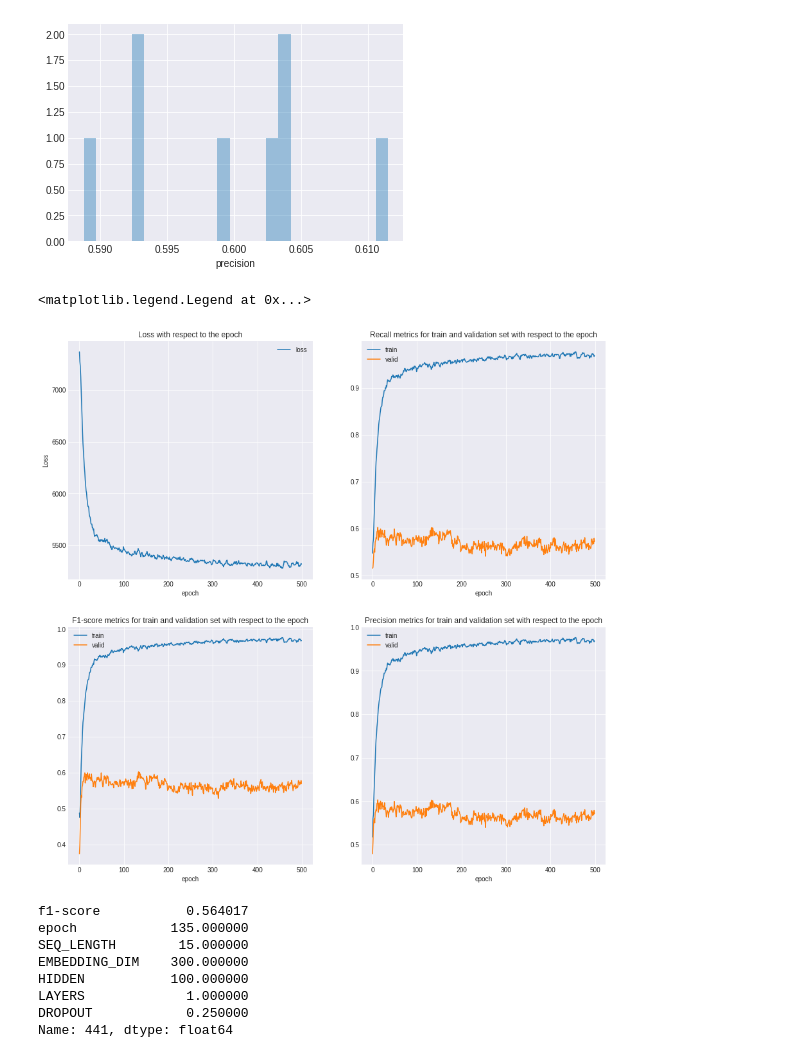
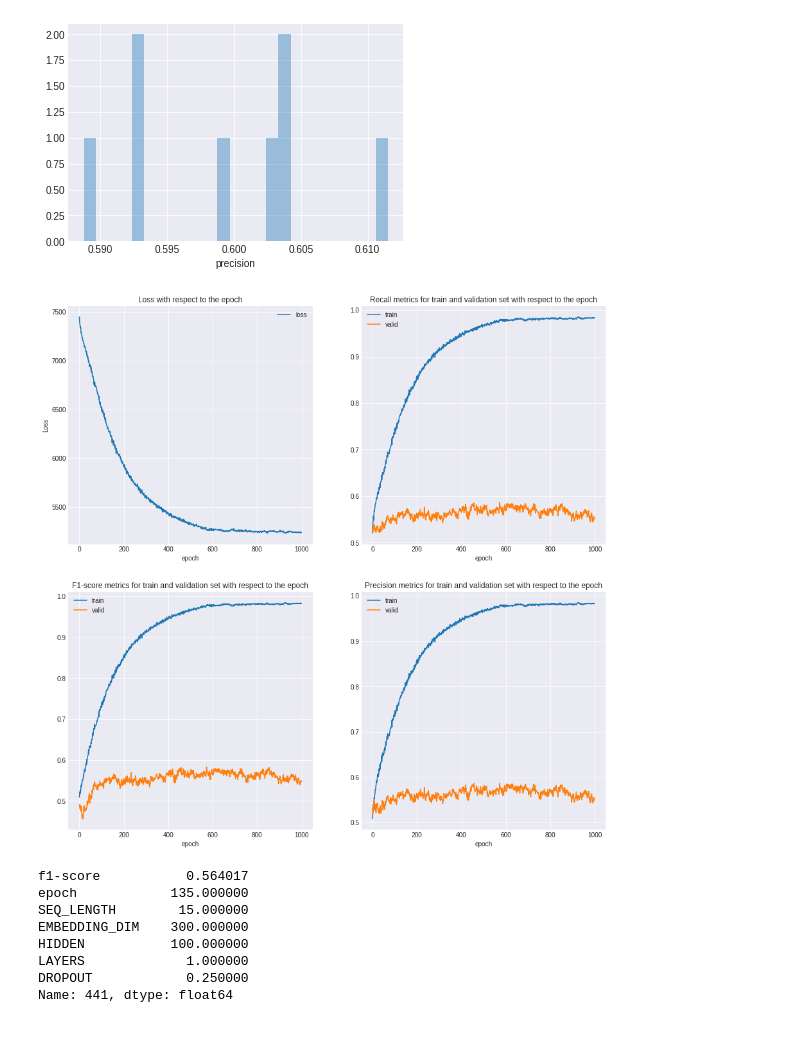
Before and after one commit to SimonKenoby/Master-Thesis-Fake-News-Dectection, a Jupyter notebook: Code/Analysis/models/Attention/attention_lstm3.2.ipynb, the cells around one changed output. Saved outputs shown, nothing was run; the diff lists cells and outputs as text; code cells hidden in the pictures.

```diff
--- a/Code/Analysis/models/Attention/attention_lstm3.2.ipynb
+++ b/Code/Analysis/models/Attention/attention_lstm3.2.ipynb
@@ -9,5 +9,5 @@ plt.style.use('seaborn-darkgrid')
 # %%
 client = MongoClient('localhost', 27017)
 db = client.TFE
-collection = db.results
+collection = db['self_embedding+fake']
 # %%
@@ -89,41 +97,40 @@ sns.distplot(df['precision'], bins = 25, kde = False)
 <matplotlib.axes._subplots.AxesSubplot at 0x...>
 [figure]
 # %%
-res = collection.find_one({'model' : 'Attention LSTM 3.2', 'experiment_id' : 2476})
+res = collection.find_one({'experiment_id' : 1})
 train = [r['train']['clr']['weighted avg']['recall'] for r in res['result']]
 valid = [r['valid']['clr']['weighted avg']['recall'] for r in res['result']]
 loss = [r['train']['loss'] for r in res['result']]
 fig, axes = plt.subplots(nrows = 2, ncols = 2, figsize=(15,15))
 axes.flat[1].plot(train, label = 'train')
 axes.flat[1].plot(valid, label = 'valid')
 axes.flat[1].set_xlabel('epoch')
 axes.flat[1].set_title('Recall metrics for train and validation set with respect to the epoch')
 axes.flat[1].legend()
 axes.flat[0].plot(loss, label = 'loss')
 axes.flat[0].set_xlabel('epoch')
 axes.flat[0].set_ylabel('Loss')
 axes.flat[0].set_title('Loss with respect to the epoch')
 axes.flat[0].legend()
 
 train = [r['train']['clr']['weighted avg']['f1-score'] for r in res['result']]
 valid = [r['valid']['clr']['weighted avg']['f1-score'] for r in res['result']]
 axes.flat[2].plot(train, label = 'train')
 axes.flat[2].plot(valid, label = 'valid')
 axes.flat[2].set_xlabel('epoch')
 axes.flat[2].set_title('F1-score metrics for train and validation set with respect to the epoch')
 axes.flat[2].legend()
 
 train = [r['train']['clr']['weighted avg']['precision'] for r in res['result']]
 valid = [r['valid']['clr']['weighted avg']['precision'] for r in res['result']]
 axes.flat[3].plot(train, label = 'train')
 axes.flat[3].plot(valid, label = 'valid')
 axes.flat[3].set_xlabel('epoch')
 axes.flat[3].set_title('Precision metrics for train and validation set with respect to the epoch')
 axes.flat[3].legend()
-#plt.savefig('output/attention1.pdf')
+plt.savefig('output/attention3.pdf')
 # %% [output]
-<matplotlib.legend.Legend at 0x...>
-[figure, old version]
+[figure, new version]
 # %%
 df = pd.DataFrame(columns = ['f1-score', 'epoch', 'SEQ_LENGTH', 'EMBEDDING_DIM', 'HIDDEN', 'LAYERS', 'DROPOUT'])
 cursor = collection.find({'model' : 'Attention LSTM 3.1', 'finish' : True, 'params' : {'$exists' : True}})
```
Also changed, not shown: parts of 5 cells of this notebook, 46 other files.
